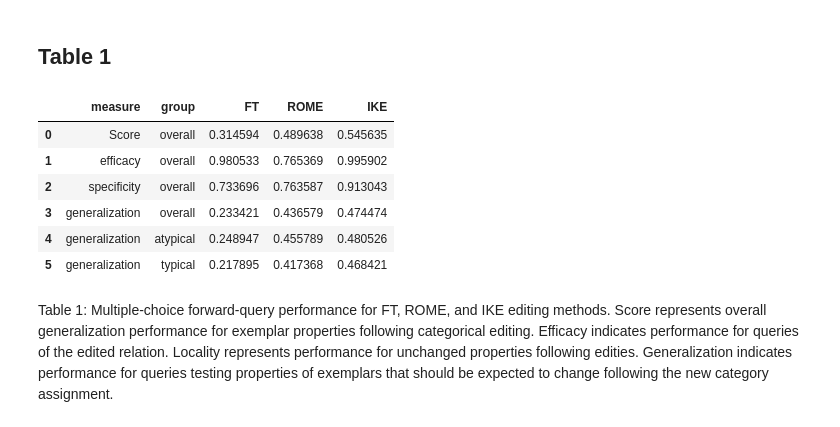
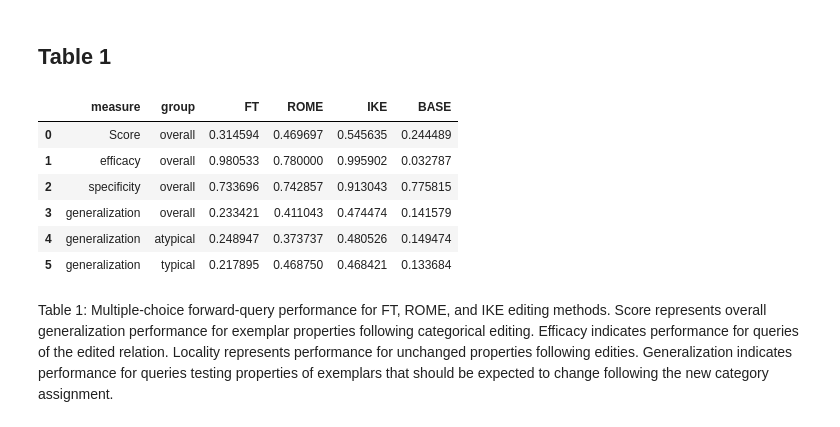
Before and after one commit to derekpowell/EasyEdit, a Jupyter notebook: analysis.ipynb, the cells around one changed output. Saved outputs shown, nothing was run; the diff lists cells and outputs as text; code cells hidden in the pictures.

```diff
--- a/analysis.ipynb
+++ b/analysis.ipynb
@@ -70,42 +70,44 @@ def result_table(res, method_name):
         # .groupby(["token_type"])
         .agg(generalization = ("correct_fwd", "mean"))
     ),
 
     (
         res
         .loc[lambda x: x.edit_type == "category membership"]
         .loc[lambda x: ~x.property.str.startswith("category_membership")]
         .loc[lambda x: x.answer_changed == 1]
         .groupby(["token_type"])
         .agg(correct_fwd = ("correct_fwd", "mean"))
     )
     ]).assign(
         measure = ["Score", "efficacy", "specificity", "generalization","generalization", "generalization"],
         group = ["overall", "overall", "overall", "overall", "atypical", "typical"]
     ).filter(["measure", "group", "correct_fwd"]).rename(columns = {"correct_fwd": method_name })
     )
 
     return(out)
 
 
 res_ft = load_result("results/csv/meta-llama-Llama-2-7b-hf-FTcatmem-full.csv")
 res_ice = load_result("results/csv/meta-llama-Llama-2-7b-hf-ICEcatmem-full.csv")
-res_rome = load_result("results/csv/meta-llama-Llama-2-7b-hf-ROMEcatmem-full.csv")
+res_rome = load_result("results/csv/meta-llama-Llama-2-7b-hf-ROMEcatmem-sampletest-mom2.csv")
+# res_memit = load_result("results/csv/meta-llama-Llama-2-7b-hf-MEMITcatmem-sampletest-mom2.csv")
+res_base = load_result("results/csv/meta-llama-Llama-2-7b-hf-BASEcatmem-full.csv")
 
-table1  = result_table(res_ft, "FT").merge(result_table(res_rome, "ROME")).merge(result_table(res_ice, "IKE"))
+table1  = result_table(res_ft, "FT").merge(result_table(res_rome, "ROME")).merge(result_table(res_ice, "IKE")).merge(result_table(res_base, "BASE"))
 
 table1
 
 # Table 1: Forward-query performance for FT, ROME, and IKE editing methods. Score represents overall generalization performance
 # for exemplar properties following categorical editing. Efficacy indicates performance
 # %% [output]
-|  | measure | group | FT | ROME | IKE |
-| 0 | Score | overall | 0.314594 | 0.489638 | 0.545635 |
-| 1 | efficacy | overall | 0.980533 | 0.765369 | 0.995902 |
-| 2 | specificity | overall | 0.733696 | 0.763587 | 0.913043 |
-| 3 | generalization | overall | 0.233421 | 0.436579 | 0.474474 |
-| 4 | generalization | atypical | 0.248947 | 0.455789 | 0.480526 |
-| 5 | generalization | typical | 0.217895 | 0.417368 | 0.468421 |
+|  | measure | group | FT | ROME | IKE | BASE |
+| 0 | Score | overall | 0.314594 | 0.469697 | 0.545635 | 0.244489 |
+| 1 | efficacy | overall | 0.980533 | 0.780000 | 0.995902 | 0.032787 |
+| 2 | specificity | overall | 0.733696 | 0.742857 | 0.913043 | 0.775815 |
+| 3 | generalization | overall | 0.233421 | 0.411043 | 0.474474 | 0.141579 |
+| 4 | generalization | atypical | 0.248947 | 0.373737 | 0.480526 | 0.149474 |
+| 5 | generalization | typical | 0.217895 | 0.468750 | 0.468421 | 0.133684 |
 # %% [markdown]
 Table 1: Multiple-choice forward-query performance for FT, ROME, and IKE editing methods. Score represents overall generalization performance for exemplar properties following categorical editing. Efficacy indicates performance for queries of the edited relation. Locality represents performance for unchanged properties following edities. Generalization indicates performance for queries testing properties of exemplars that should be expected to change following the new category assignment.
 # %% [markdown]
```
Also changed, not shown: parts of 4 cells of this notebook, 6 other files.
